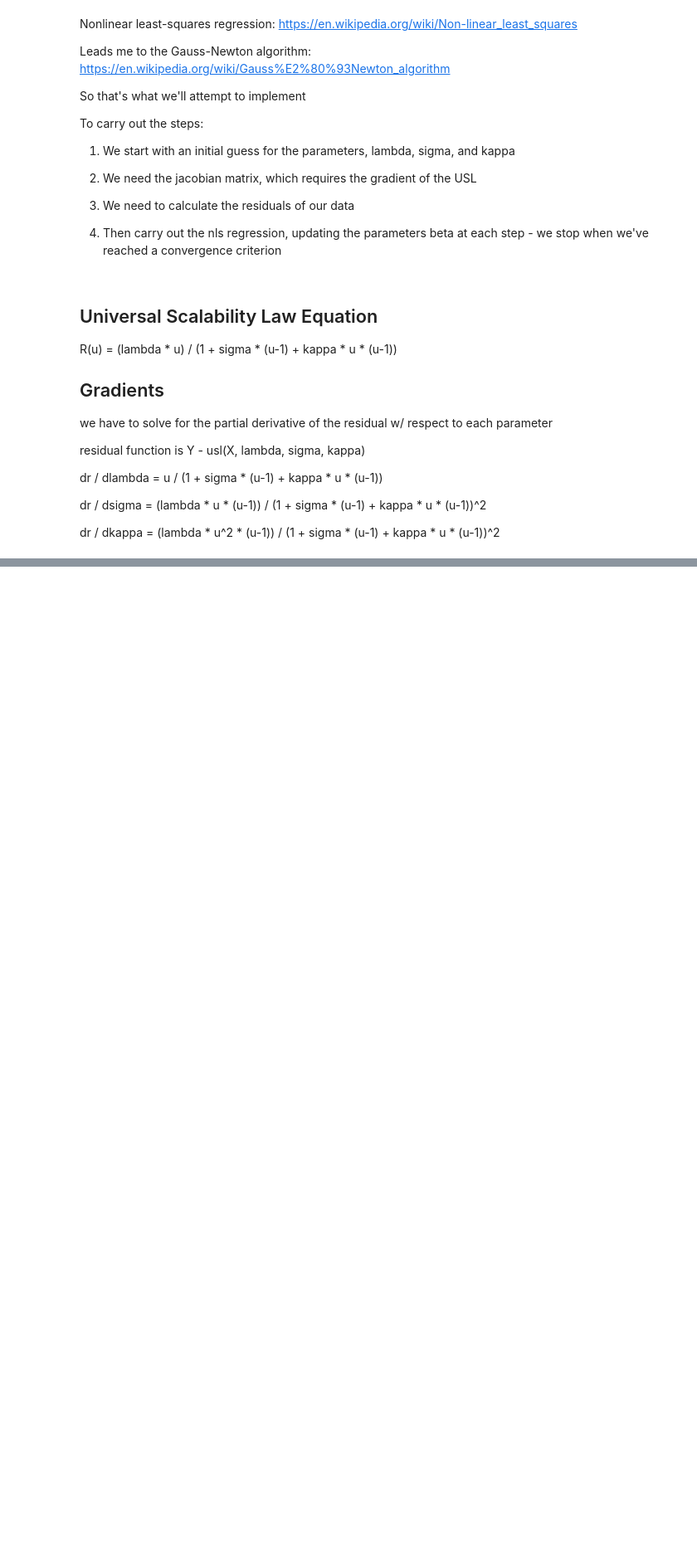
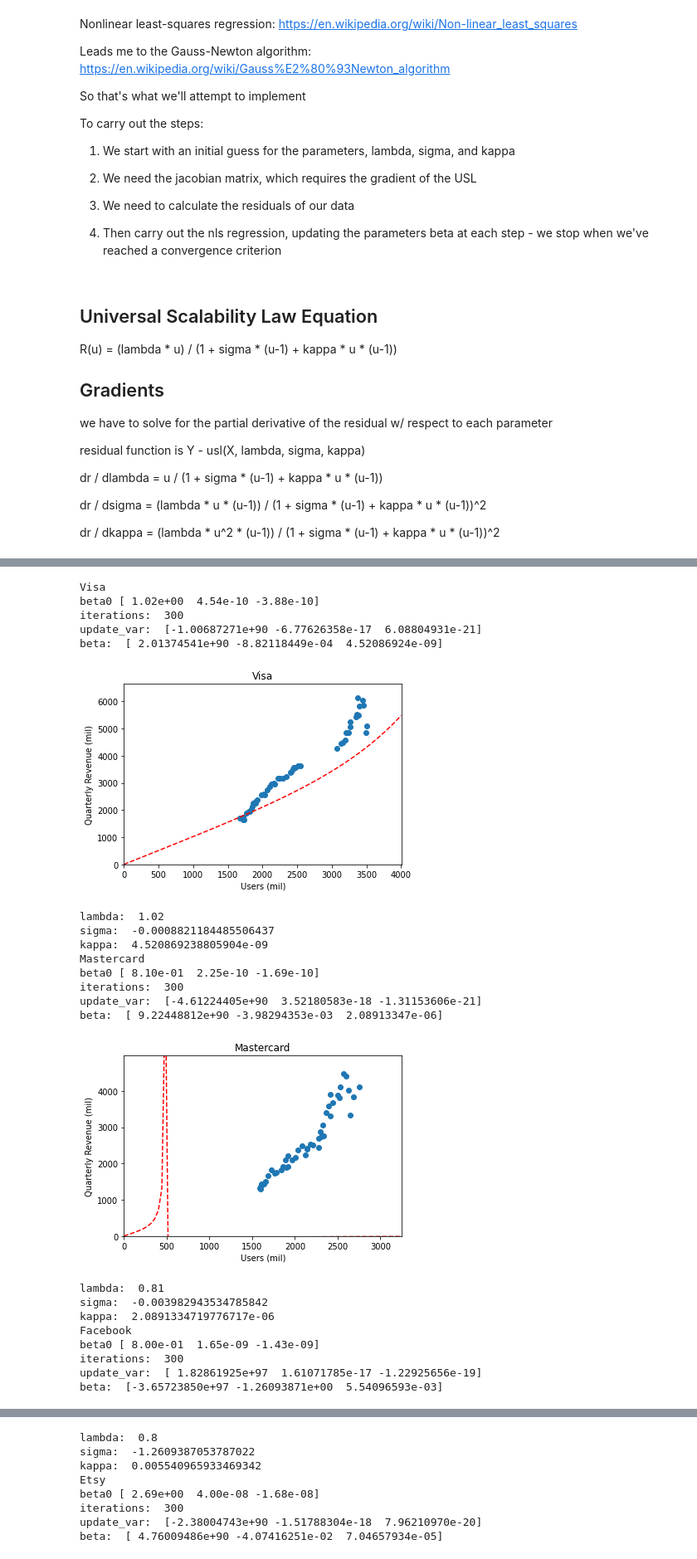
Before and after one commit to kambielawski/uciml_data_analysis, a Jupyter notebook: companies_scratchpad.ipynb, the cells around one changed output, grey strips where cells are left out. Shown: that part at 83% size. Drawn from its saved outputs; the diff is of its cells as text; code cells hidden in the pictures; blank space fills up the shorter version.

```diff
--- a/companies_scratchpad.ipynb
+++ b/companies_scratchpad.ipynb
@@ -173,0 +306,43 @@ usl_nls_regression(visa_users, visa_rev, visa_initial, [])
+# %%
+# let's look at some other companies
+
+for company in companies:
+    print(company)
+    initial_lmda  = list(company_data[company]['revenue_per_user'])[0]
+    initial_sigma = list(company_data[company]['gross_margin_density'])[0]
+    initial_kappa = list(company_data[company]['gmd_coef'])[0]
+    initial_param_values = np.array([initial_lmda, initial_sigma, initial_kappa])
+
+    usl_gradients = np.array([dr_dlambda, dr_dsigma, dr_dkappa])
+
+    users = np.array(company_data[company]['users_mil'])
+    rev   = np.array(company_data[company]['quarterly_revenue_mil'])
+
+    params = usl_nls_regression(users, rev, initial_param_values, usl_gradients)
+    params[0] = initial_param_values[0]
+
+    data_model_plot(company, params)
+# %% [output]
+Visa
+beta0 [ 1.02e+00  4.54e-10 -3.88e-10]
+iterations:  300
+update_var:  [-1.00687271e+90 -6.77626358e-17  6.08804931e-21]
+beta:  [ 2.01374541e+90 -8.82118449e-04  4.52086924e-09]
+[figure, added]
+lambda:  1.02
+sigma:  -0.0008821184485506437
+kappa:  4.520869238805904e-09
+Mastercard
+beta0 [ 8.10e-01  2.25e-10 -1.69e-10]
+iterations:  300
+update_var:  [-4.61224405e+90  3.52180583e-18 -1.31153606e-21]
+beta:  [ 9.22448812e+90 -3.98294353e-03  2.08913347e-06]
+[figure, added]
+lambda:  0.81
+sigma:  -0.003982943534785842
+kappa:  2.0891334719776717e-06
+Facebook
+beta0 [ 8.00e-01  1.65e-09 -1.43e-09]
+iterations:  300
+update_var:  [ 1.82861925e+97  1.61071785e-17 -1.22925656e-19]
+beta:  [-3.65723850e+97 -1.26093871e+00  5.54096593e-03]
@@ -173,0 +350,8 @@ usl_nls_regression(visa_users, visa_rev, visa_initial, [])
+lambda:  0.8
+sigma:  -1.2609387053787022
+kappa:  0.005540965933469342
+Etsy
+beta0 [ 2.69e+00  4.00e-08 -1.68e-08]
+iterations:  300
+update_var:  [-2.38004743e+90 -1.51788304e-18  7.96210970e-20]
+beta:  [ 4.76009486e+90 -4.07416251e-02  7.04657934e-05]
```
Also changed, not shown: parts of 9 cells of this notebook.
